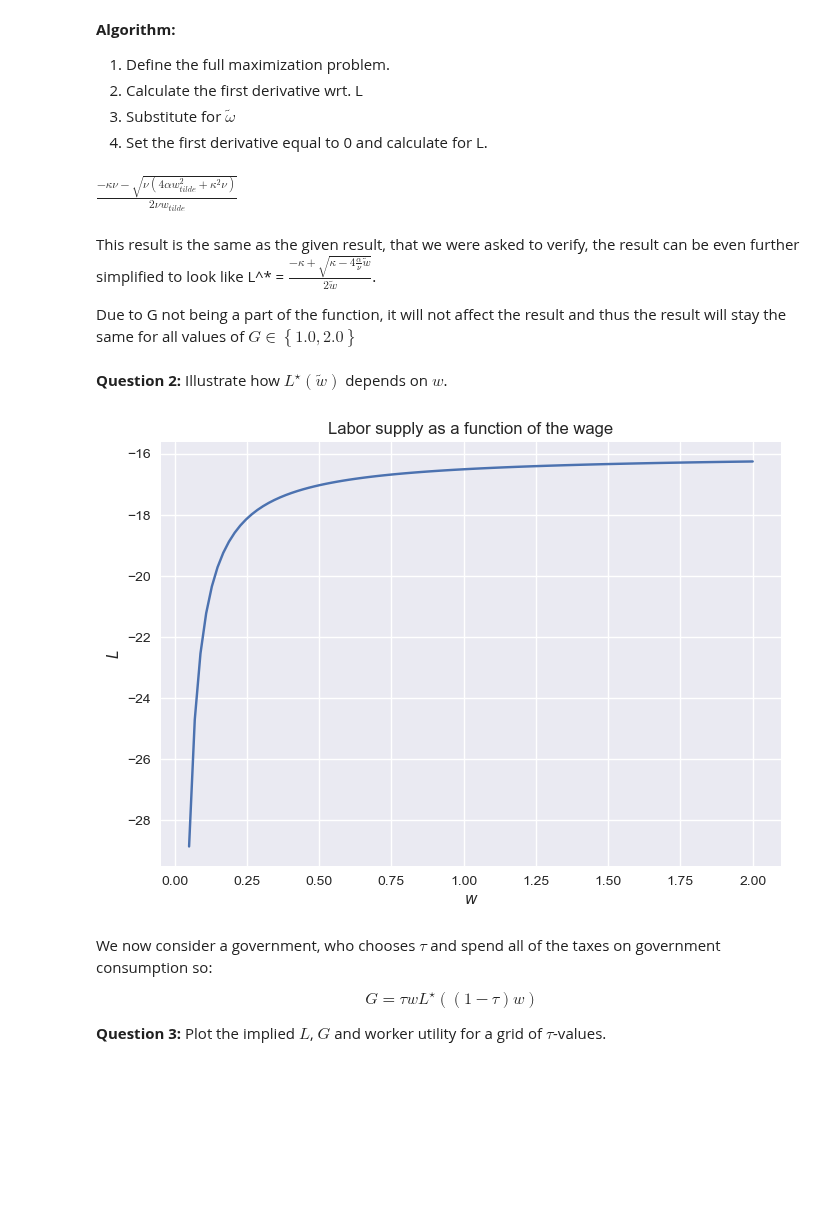
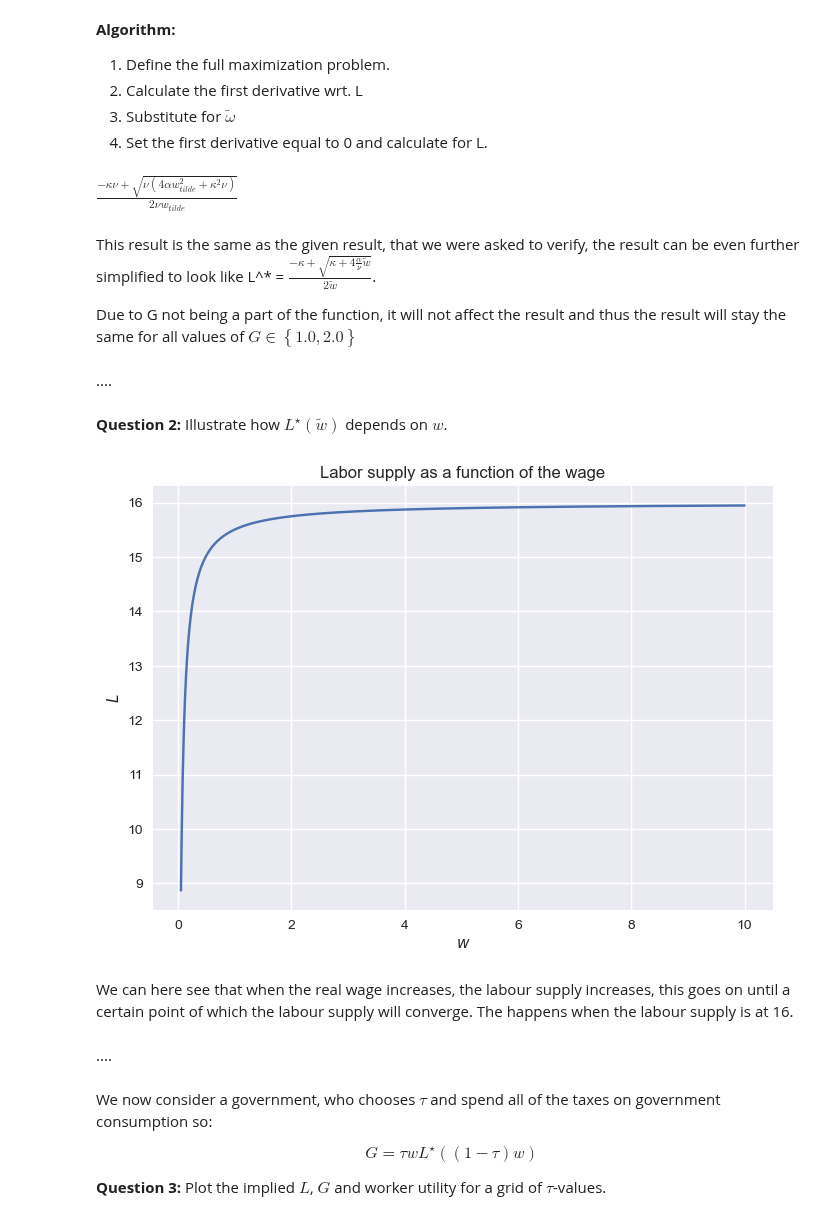
Before and after one commit to NumEconCopenhagen/projects-2023-jt, a Jupyter notebook: Exam/Exam_J.ipynb, the cells around one changed output. Drawn from its saved outputs; the diff is of its cells as text; code cells hidden in the pictures; blank space fills up the shorter version.

Commit message:
fixed the plot

```diff
--- a/Exam/Exam_J.ipynb
+++ b/Exam/Exam_J.ipynb
@@ -88,50 +88,56 @@ V_diff = sm.diff(V, L)
 
 # We put it equal to zero and solve for L
 
-L_star = sm.solve(V_diff, L)[0]
+L_star = sm.solve(V_diff, L)
 
-opt = sm.simplify(L_star)
-
+# We choose the positive solution
+opt = L_star[1]
 opt
 # %% [output]
-$\displaystyle \frac{- \kappa \nu - \sqrt{\nu \left(4 \alpha w_{tilde}^{2} + \kappa^{2} \nu\right)}}{2 \nu w_{tilde}}$
+$\displaystyle \frac{- \kappa \nu + \sqrt{\nu \left(4 \alpha w_{tilde}^{2} + \kappa^{2} \nu\right)}}{2 \nu w_{tilde}}$
 # %% [markdown]
-This result is the same as the given result, that we were asked to verify, the result can be even further simplified to look like L^* = $\frac{-\kappa + \sqrt{ \kappa - 4\frac{\alpha}{\nu} \tilde{w}}}{2 \tilde{w}}$.
+This result is the same as the given result, that we were asked to verify, the result can be even further simplified to look like L^* = $\frac{-\kappa + \sqrt{ \kappa + 4\frac{\alpha}{\nu} \tilde{w}}}{2 \tilde{w}}$.
 
 Due to G not being a part of the function, it will not affect the result and thus the result will stay the same for all values of $G\in\left\{1.0 , 2.0\right\}$
+# %% [markdown]
+....
 # %% [markdown]
 **Question 2:** Illustrate how $L^{\star}(\tilde{w})$ depends on $w$.
 # %%
 
-# We define our parameters
+# We define our baseline parameters
 alpha_val = 0.5
 kappa_val = 1.0
 nu_val = 1 / (2 * 16**2)
 tau_val = 0.30
 G_val = 1
 
-w_values = np.linspace(0.05, 2.0, 100)
+# we create a linspace for the wage values, tha twe are going to iterate over.
+w_values = np.linspace(0.05, 10.0, 1000)
 
-L_values = [opt.subs([
-    (alpha, alpha_val),
-    (kappa, kappa_val),
-    (nu, nu_val),
-    (tau, tau_val),
-    (G, G_val),
-    (w_tilde, w_val),])
-    for w_val in w_values]
+L_values = [opt.subs([ (alpha, alpha_val),          # We substitute the values in the expression for our parameters.
+                        (kappa, kappa_val),
+                        (nu, nu_val),
+                        (tau, tau_val),
+                        (G, G_val),
+                        (w_tilde, w_val),])
+                        for w_val in w_values]
 
 # We plot the results
 fig = plt.figure()
 ax = fig.add_subplot(1,1,1)
 ax.plot(w_values, L_values)
 ax.set_xlabel('$w$')
 ax.set_ylabel('$L$')
 ax.set_title('Labor supply as a function of the wage')
 ax.grid(True)
 plt.show()
 # %% [output]
-[figure, old version]
+[figure, new version]
+# %% [markdown]
+We can here see that when the real wage increases, the labour supply increases, this goes on until a certain point of which the labour supply will converge. The happens when the labour supply is at 16.
+# %% [markdown]
+....
 # %% [markdown]
 
 We now consider a government, who chooses $\tau$ and spend all of the taxes on government consumption so:
```
